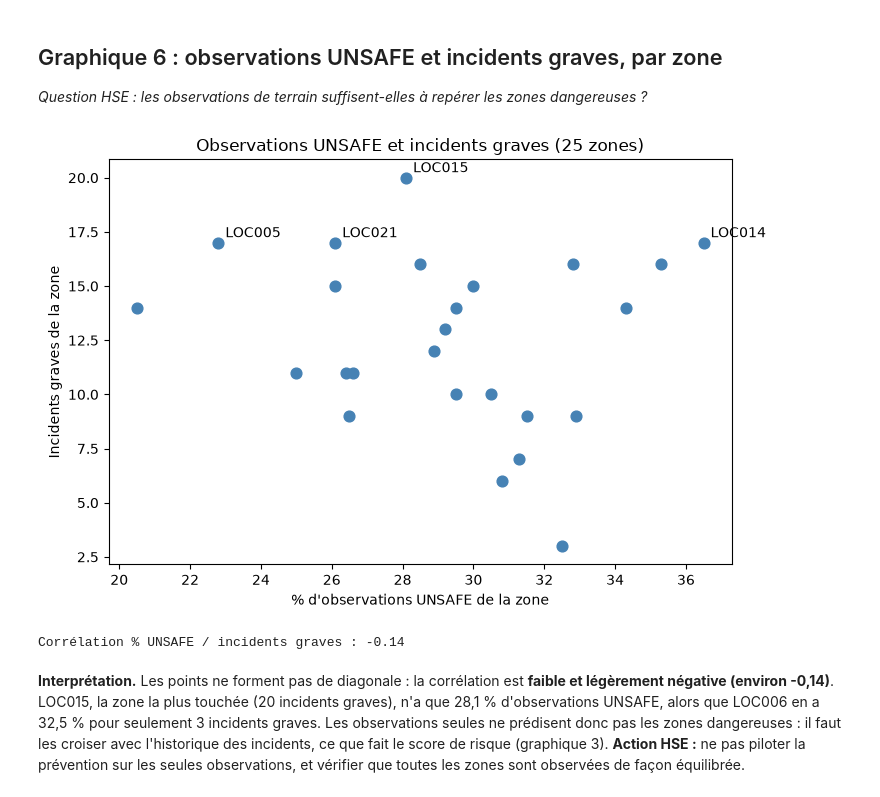
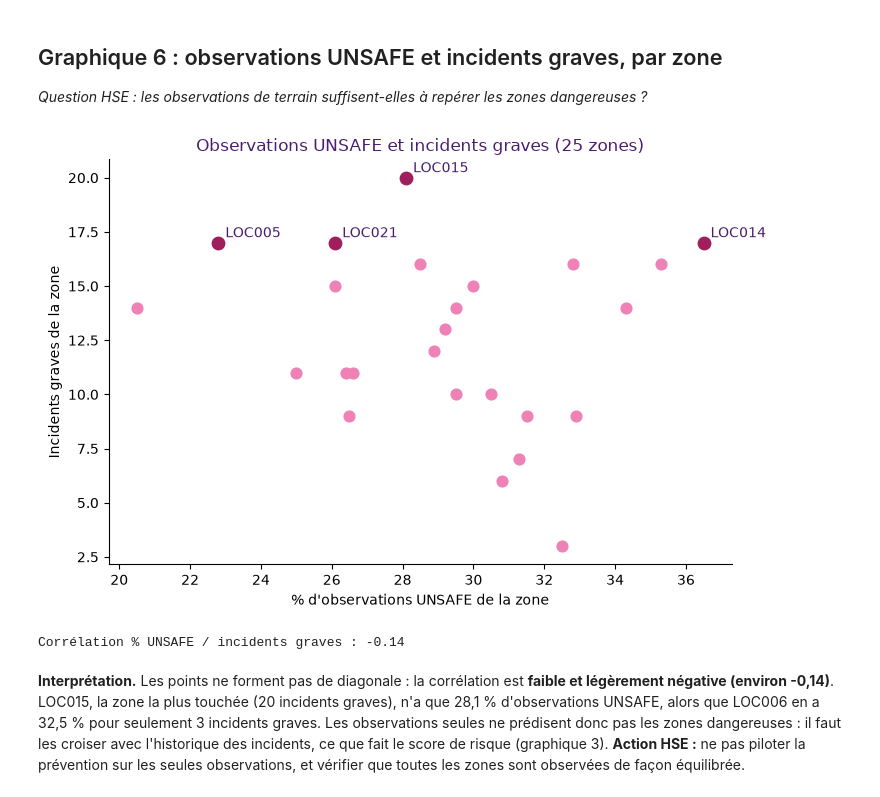
Before and after one commit to fatouu50/Port-Safety-Incident-Analytics-M2-IAMD-Gestion-des-Donn-es-Massives-, a Jupyter notebook: 07_EDA/eda_projet11.ipynb, the cells around one changed output. Drawn from its saved outputs; the diff is of its cells as text; code cells hidden in the pictures.

```diff
--- a/07_EDA/eda_projet11.ipynb
+++ b/07_EDA/eda_projet11.ipynb
@@ -38,23 +38,30 @@ kpi
 # %%
 import os
 os.makedirs("figures", exist_ok=True)
+
+# Couleurs de la charte (les mêmes que le dashboard)
+VIOLET_FONCE = "#4A1D6E"
+VIOLET = "#7B3FA0"
+ROSE = "#EE82B7"
+GRIS_INCOMPLET = "#CFC8D6"
 
 mois = pd.read_sql_query("SELECT * FROM mart_incidents_month ORDER BY mois", con)
 
 # Moyenne calculée sur les mois complets seulement (octobre exclu)
 moyenne = mois[mois["mois_complet"] == 1]["nb_incidents"].mean()
 
-# Octobre (incomplet) en gris, les autres mois en bleu
-couleurs = ["steelblue" if complet == 1 else "lightgray" for complet in mois["mois_complet"]]
+# Octobre (incomplet) en gris, les autres mois en rose
+couleurs = [ROSE if complet == 1 else GRIS_INCOMPLET for complet in mois["mois_complet"]]
 
 plt.figure(figsize=(10, 4.5))
 plt.bar(mois["mois"], mois["nb_incidents"], color=couleurs, label="Incidents")
-plt.bar(mois["mois"], mois["nb_graves"], color="firebrick", label="dont graves (HIGH + CRITICAL)")
-plt.axhline(moyenne, color="black", linestyle="--", label=f"Moyenne des mois complets ({moyenne:.0f})")
-plt.title("Incidents par mois en 2026 (octobre incomplet, en gris)")
+plt.bar(mois["mois"], mois["nb_graves"], color=VIOLET_FONCE, label="dont graves (HIGH + CRITICAL)")
+plt.axhline(moyenne, color=VIOLET, linestyle="--", label=f"Moyenne des mois complets ({moyenne:.0f})")
+plt.title("Incidents par mois en 2026 (octobre incomplet, en gris)", color=VIOLET_FONCE)
 plt.ylabel("Nombre d'incidents")
 plt.xticks(rotation=45)
-plt.legend()
+plt.legend(frameon=False)
+plt.gca().spines[["top", "right"]].set_visible(False)
 plt.tight_layout()
 plt.savefig("figures/01_tendance_mensuelle.png", dpi=150)
 plt.show()
@@ -240,25 +239,30 @@ Corrélation near-miss / graves : 0.59
 # %%
 zones_toutes = pd.read_sql_query("SELECT * FROM mart_incidents_by_area", con)
 
+# Les 4 zones avec le plus d'incidents graves, mises en évidence en framboise
+top4 = zones_toutes.nlargest(4, "nb_graves")
+
 plt.figure(figsize=(7.5, 5))
-plt.scatter(zones_toutes["pct_unsafe"], zones_toutes["nb_graves"], s=60, color="steelblue")
+plt.scatter(zones_toutes["pct_unsafe"], zones_toutes["nb_graves"], s=60, color=ROSE)
+plt.scatter(top4["pct_unsafe"], top4["nb_graves"], s=80, color="#9E1F5C")
 
 # Nommer les 4 zones qui ont le plus d'incidents graves
-for _, zone in zones_toutes.nlargest(4, "nb_graves").iterrows():
+for _, zone in top4.iterrows():
     plt.annotate(zone["location_id"], (zone["pct_unsafe"], zone["nb_graves"]),
-                 xytext=(5, 4), textcoords="offset points")
+                 xytext=(5, 4), textcoords="offset points", color=VIOLET_FONCE)
 
-plt.title("Observations UNSAFE et incidents graves (25 zones)")
+plt.title("Observations UNSAFE et incidents graves (25 zones)", color=VIOLET_FONCE)
 plt.xlabel("% d'observations UNSAFE de la zone")
 plt.ylabel("Incidents graves de la zone")
+plt.gca().spines[["top", "right"]].set_visible(False)
 plt.tight_layout()
 plt.savefig("figures/06_unsafe_vs_graves.png", dpi=150)
 plt.show()
 
 print("Corrélation % UNSAFE / incidents graves :",
       round(zones_toutes["pct_unsafe"].corr(zones_toutes["nb_graves"]), 2))
 # %% [output]
-[figure, old version]
+[figure, new version]
 Corrélation % UNSAFE / incidents graves : -0.14
 # %% [markdown]
 **Interprétation.** Les points ne forment pas de diagonale : la corrélation est **faible et légèrement négative (environ -0,14)**. LOC015, la zone la plus touchée (20 incidents graves), n'a que 28,1 % d'observations UNSAFE, alors que LOC006 en a 32,5 % pour seulement 3 incidents graves. Les observations seules ne prédisent donc pas les zones dangereuses : il faut les croiser avec l'historique des incidents, ce que fait le score de risque (graphique 3).
```
Also changed, not shown: parts of 5 cells of this notebook, 5 other files.
